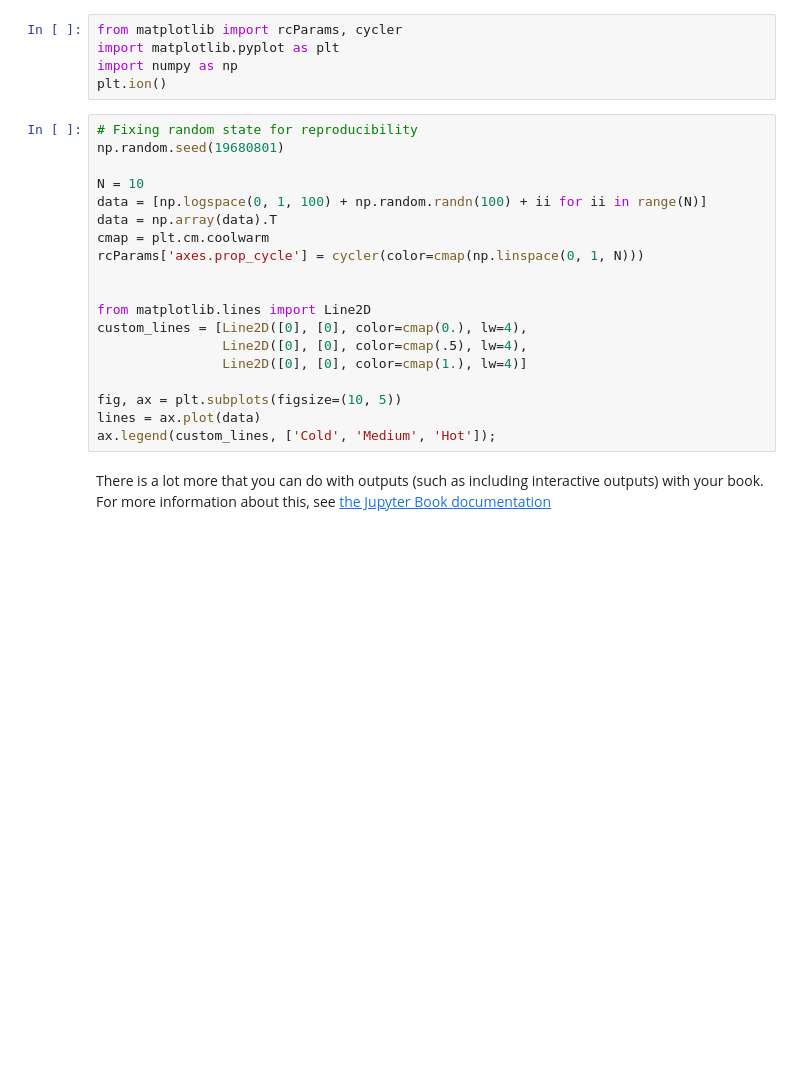
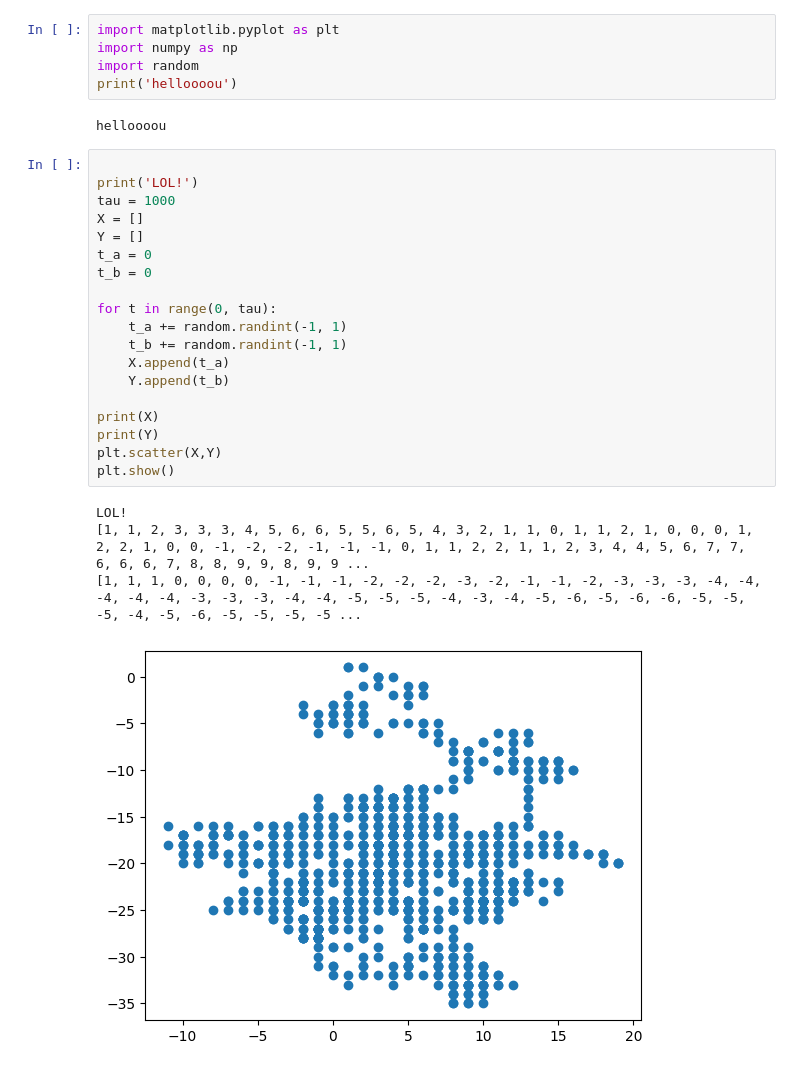
Before and after one commit to pzeronow/monkz, a Jupyter notebook: notebooks.ipynb, the cells around one changed output. Drawn from its saved outputs; the diff is of its cells as text; blank space fills up the shorter version.

```diff
--- a/notebooks.ipynb
+++ b/notebooks.ipynb
@@ -40,27 +1,31 @@ For example, here's some sample Matplotlib code:
 # %%
-from matplotlib import rcParams, cycler
 import matplotlib.pyplot as plt
 import numpy as np
-plt.ion()
+import random
+print('helloooou')
+# %% [output]
+helloooou
-# %%
-# Fixing random state for reproducibility
-np.random.seed(19680801)
-
-N = 10
-data = [np.logspace(0, 1, 100) + np.random.randn(100) + ii for ii in range(N)]
-data = np.array(data).T
-cmap = plt.cm.coolwarm
-rcParams['axes.prop_cycle'] = cycler(color=cmap(np.linspace(0, 1, N)))
-
-
-from matplotlib.lines import Line2D
-custom_lines = [Line2D([0], [0], color=cmap(0.), lw=4),
-                Line2D([0], [0], color=cmap(.5), lw=4),
-                Line2D([0], [0], color=cmap(1.), lw=4)]
-
-fig, ax = plt.subplots(figsize=(10, 5))
-lines = ax.plot(data)
-ax.legend(custom_lines, ['Cold', 'Medium', 'Hot']);
-# %% [markdown]
-There is a lot more that you can do with outputs (such as including interactive outputs)
-with your book. For more information about this, see [the Jupyter Book documentation](https://jupyterbook.org)
+# %%
+
+print('LOL!')
+tau = 1000
+X = []
+Y = []
+t_a = 0
+t_b = 0
+
+for t in range(0, tau):
+    t_a += random.randint(-1, 1)
+    t_b += random.randint(-1, 1)
+    X.append(t_a)
+    Y.append(t_b)
+
+print(X)
+print(Y)
+plt.scatter(X,Y)
+plt.show()
+# %% [output]
+LOL!
+[1, 1, 2, 3, 3, 3, 4, 5, 6, 6, 5, 5, 6, 5, 4, 3, 2, 1, 1, 0, 1, 1, 2, 1, 0, 0, 0, 1, 2, 2, 1, 0, 0, -1, -2, -2, -1, -1, -1, 0, 1, 1, 2, 2, 1, 1, 2, 3, 4, 4, 5, 6, 7, 7, 6, 6, 6, 7, 8, 8, 9, 9, 8, 9, 9 ...
+[1, 1, 1, 0, 0, 0, 0, -1, -1, -1, -2, -2, -2, -3, -2, -1, -1, -2, -3, -3, -3, -4, -4, -4, -4, -4, -3, -3, -3, -4, -4, -5, -5, -5, -4, -3, -4, -5, -6, -5, -6, -6, -5, -5, -5, -4, -5, -6, -5, -5, -5, -5 ...
+[figure, added]
```
Also changed, not shown: parts of 1 cell of this notebook, 1 other file.
